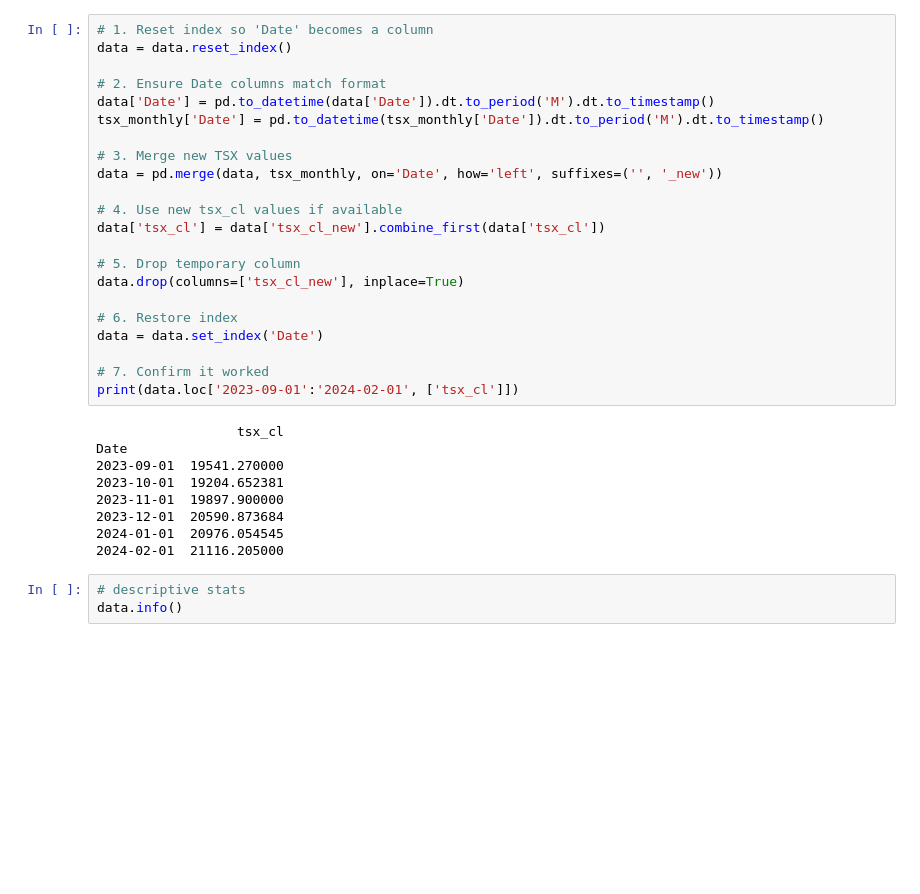
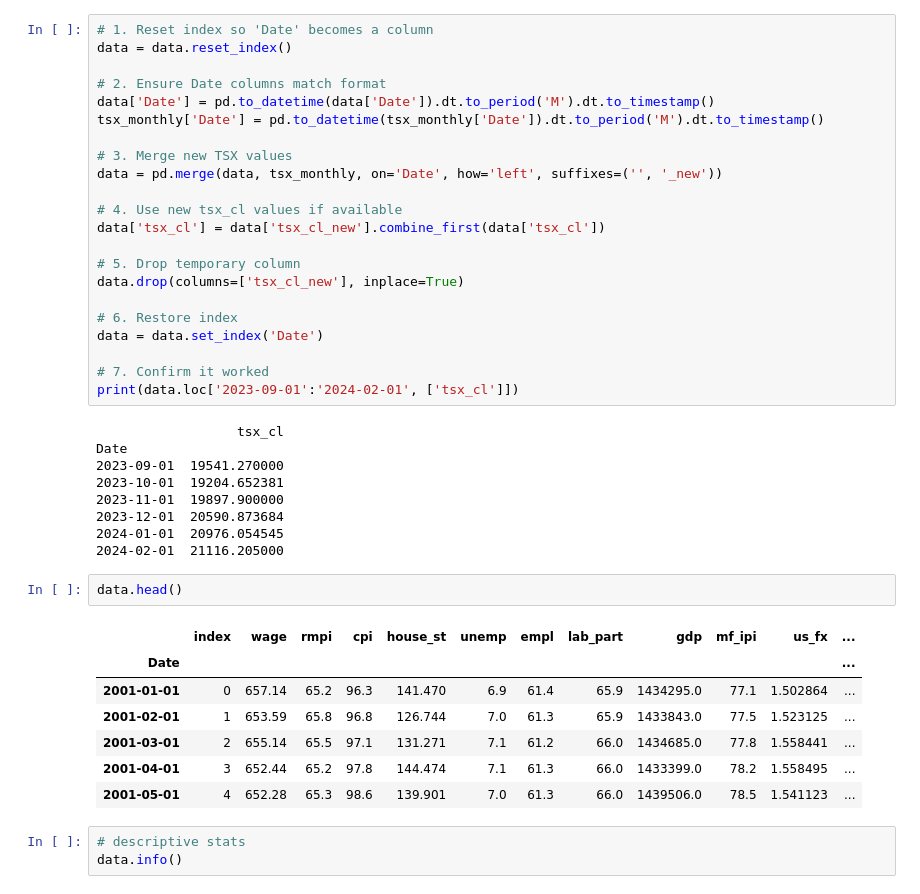
Before and after one commit to FleaBusyBeeBergs/dtsa5511-final-project, a Jupyter notebook: dtsa5511_final_project.ipynb, the cells around one changed output. Cells and saved outputs as stored; diff of their text form; blank space fills up the shorter version.

```diff
--- a/dtsa5511_final_project.ipynb
+++ b/dtsa5511_final_project.ipynb
@@ -589,6 +589,16 @@ Date
 2023-12-01  20590.873684
 2024-01-01  20976.054545
 2024-02-01  21116.205000
+# %%
+data.head()
+# %% [output]
+|  | index | wage | rmpi | cpi | house_st | unemp | empl | lab_part | gdp | mf_ipi | us_fx | ... |
+| Date |  |  |  |  |  |  |  |  |  |  |  | ... |
+| 2001-01-01 | 0 | 657.14 | 65.2 | 96.3 | 141.470 | 6.9 | 61.4 | 65.9 | 1434295.0 | 77.1 | 1.502864 | ... |
+| 2001-02-01 | 1 | 653.59 | 65.8 | 96.8 | 126.744 | 7.0 | 61.3 | 65.9 | 1433843.0 | 77.5 | 1.523125 | ... |
+| 2001-03-01 | 2 | 655.14 | 65.5 | 97.1 | 131.271 | 7.1 | 61.2 | 66.0 | 1434685.0 | 77.8 | 1.558441 | ... |
+| 2001-04-01 | 3 | 652.44 | 65.2 | 97.8 | 144.474 | 7.1 | 61.3 | 66.0 | 1433399.0 | 78.2 | 1.558495 | ... |
+| 2001-05-01 | 4 | 652.28 | 65.3 | 98.6 | 139.901 | 7.0 | 61.3 | 66.0 | 1439506.0 | 78.5 | 1.541123 | ... |
 # %%
 # descriptive stats
 data.info()
```
Also changed, not shown: parts of 12 cells of this notebook.
